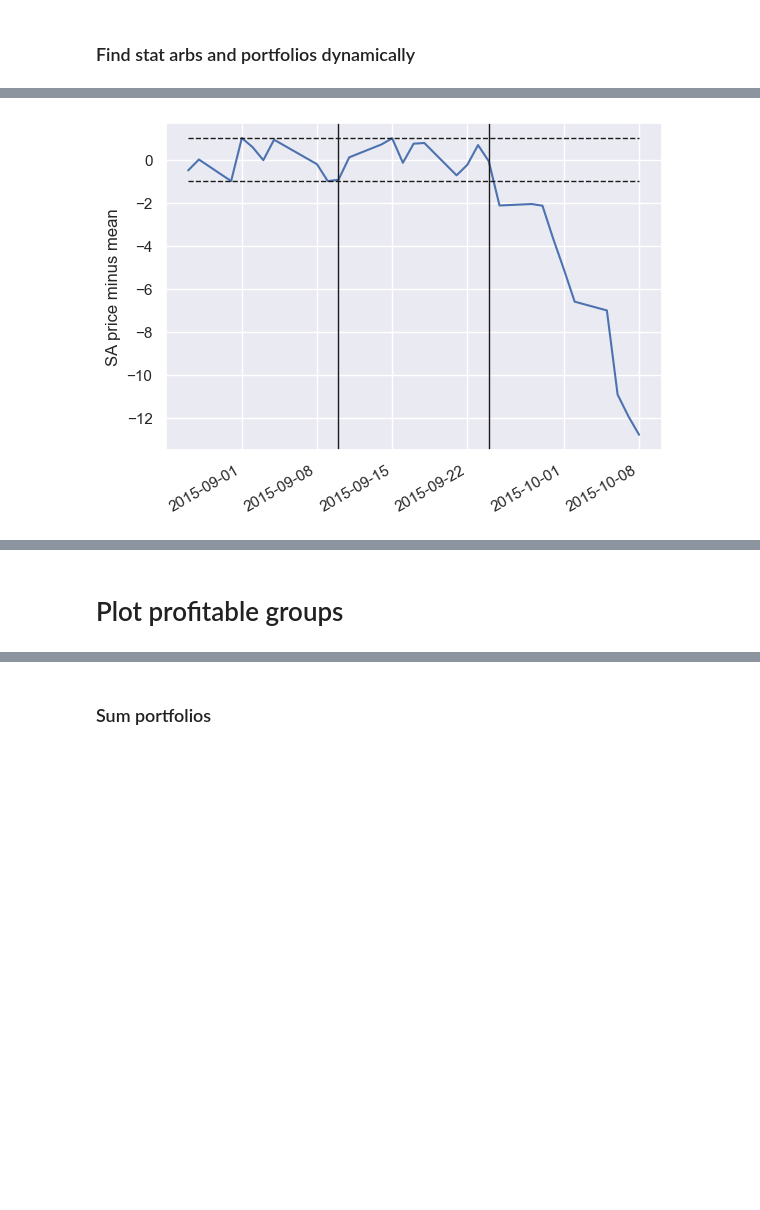
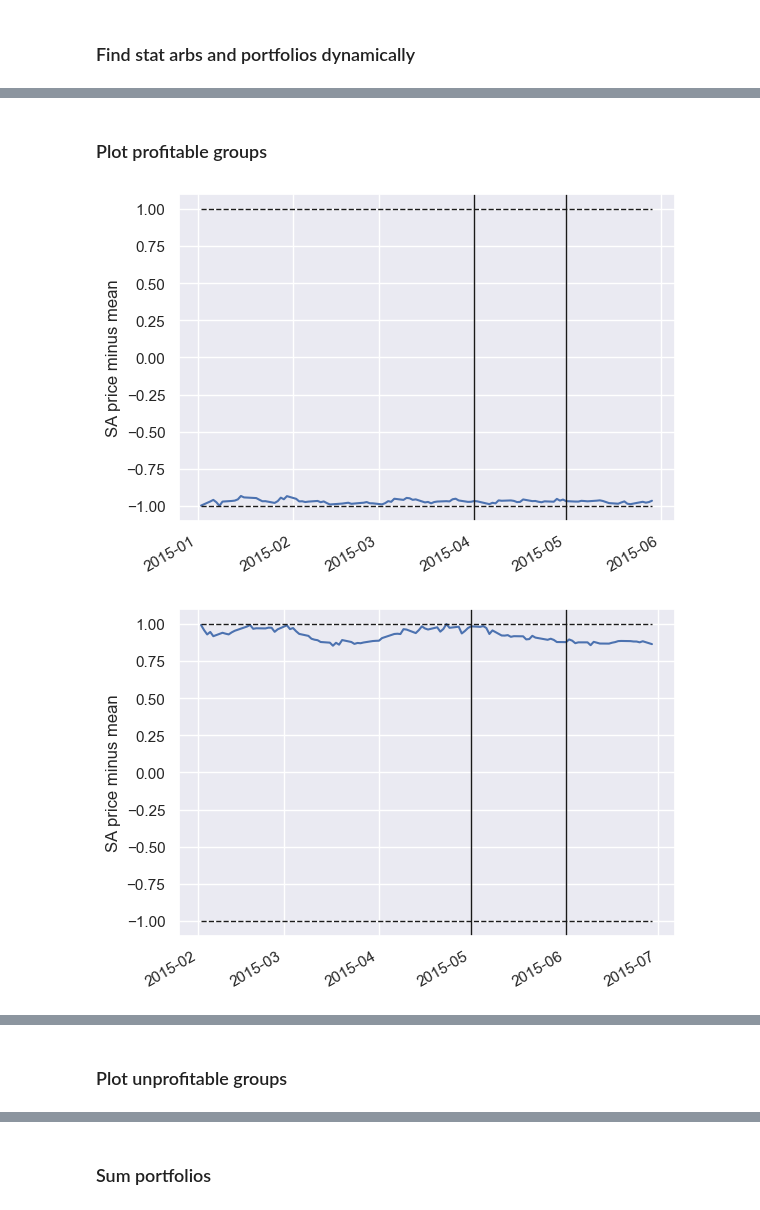
Before and after one commit to cvxgrp/cvx_stat_arb, a Jupyter notebook: notebooks/dynamic_backtest.ipynb, the cells around one changed output, grey strips where cells are left out. Saved outputs shown, nothing was run; the diff lists cells and outputs as text; code cells hidden in the pictures; blank space fills up the shorter version.

```diff
--- a/notebooks/dynamic_backtest.ipynb
+++ b/notebooks/dynamic_backtest.ipynb
@@ -20,10 +21,11 @@ sns.set()
 # %%
 prices = pd.read_csv("../data/prices_500_cleaned.csv", index_col=0, header=0, parse_dates=True)
 prices.columns = prices.columns.astype(int)
-prices = prices.dropna(axis=1, how='any')
+prices = prices.dropna(axis=1, how='any')#.loc[:"1976-01-01"]
+
 
 # Remove Berkshire Hathaway
-prices = prices.drop([540], axis=1)
+# prices = prices.drop([540], axis=1)
 
 # Load sector_to_asset and asset_to_sector from file
 with open('../data/sector_to_asset.pkl', 'rb') as f:
@@ -93,12 +82,12 @@ from cvx.stat_arb.ccp import *
 
 np.random.seed(1)
 
-K=500;
-P_max = 10;
+K=10;
+P_max = 15;
 spread_max = 1;
-M=10;
+M=100;
 solver="ECOS"
-seed = 1
+seed = 0
 
 # prices,
 #     K=1,
@@ -193,0 +286,17 @@ for i, group in tqdm(enumerate(all_groups), total=len(all_groups)):
+# %%
+all_alphas_train_val = []
+all_alphas_test = []
+for i in range(len(all_groups)):
+    group = all_groups[i]
+    prices_train, prices_val, prices_test = all_prices_train[i],\
+        all_prices_val[i], all_prices_test[i]
+    if prices_test.shape[0] == 0:
+        continue
+    prices_train_val = pd.concat([prices_train, prices_val])
+
+    for stat_arb in group.stat_arbs:
+        alpha_train_val, _, _ = ar(stat_arb, prices_train_val)
+        all_alphas_train_val.append(alpha_train_val)
+
+        alpha_test, _, _ = ar(stat_arb, prices_test)
+        all_alphas_test.append(alpha_test)
@@ -194,8 +394,16 @@ for i, group in tqdm(enumerate(all_groups), total=len(all_groups)):
+# %% [markdown]
+### Plot profitable groups
 # %%
-i=17
-for group in all_losses_immediate_groups[i:i+1]:
-    plot_all_portfolios(group.Arbs.stat_arbs, group.prices_train, group.prices_val, group.prices_test)
-    plt.gcf().autofmt_xdate()
-    plt.ylabel("SA price minus mean")
+for i in range(5):
+    for group in profitable_groups[i:i+1]:
+        try:
+            plt.figure()
+            plot_all_portfolios([group.Arbs.stat_arbs[0]], group.prices_train, group.prices_val, group.prices_test)
+            plt.gcf().autofmt_xdate()
+            plt.ylabel("SA price minus mean")
+        except:
+            pass
+        # plt.savefig(f"/Users/kasper/Documents/Stanford/Research/My papers/stat_arbs/cvx_ccv_stat_arb/paper/figures/profitable_SA_{i}.png")
 # %% [output]
-[figure, old version]
+[figure, new version]
+[figure, added]
@@ -202,2 +413,2 @@ for group in all_losses_immediate_groups[i:i+1]:
 # %% [markdown]
-# Plot profitable groups
+### Plot unprofitable groups
```
Also changed, not shown: parts of 49 cells of this notebook, 8 other files.
